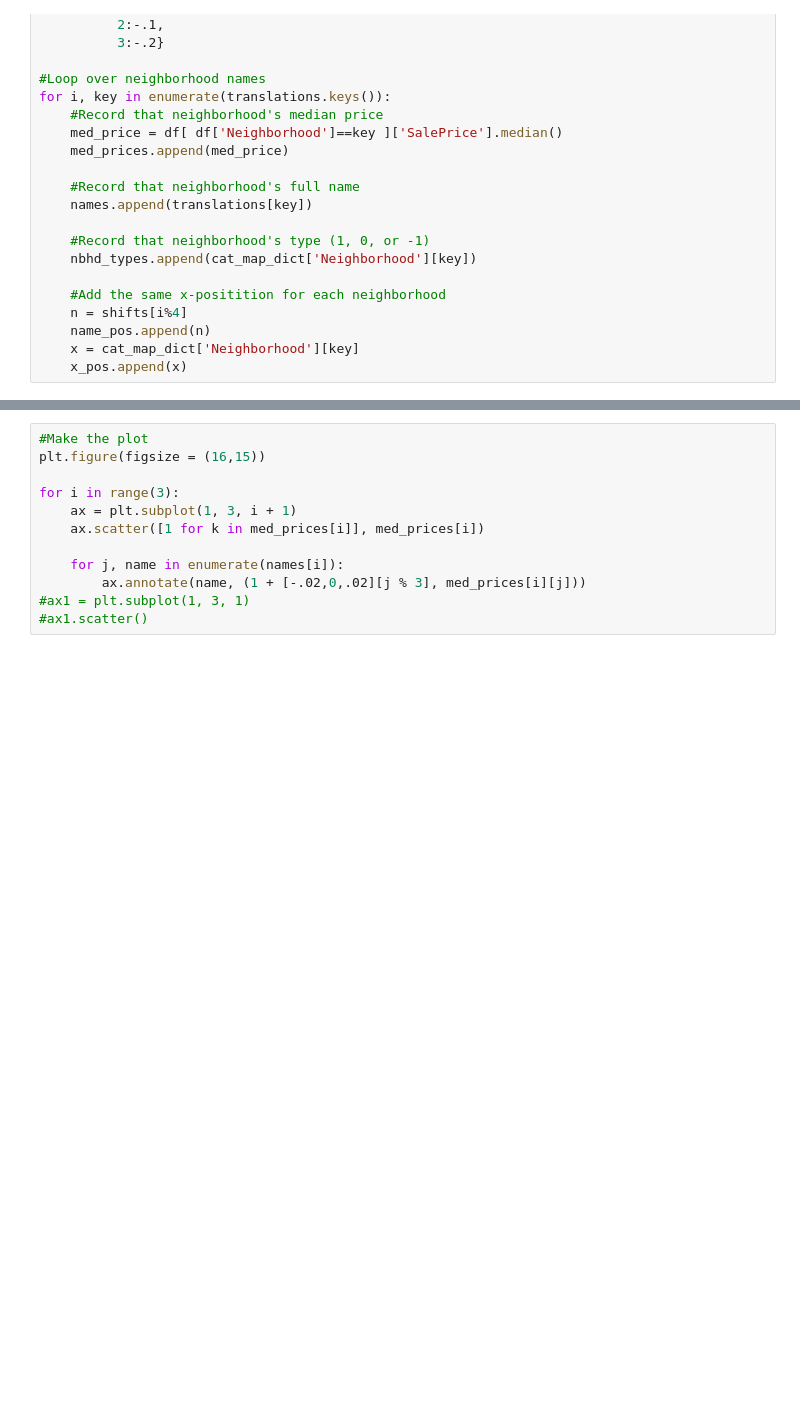
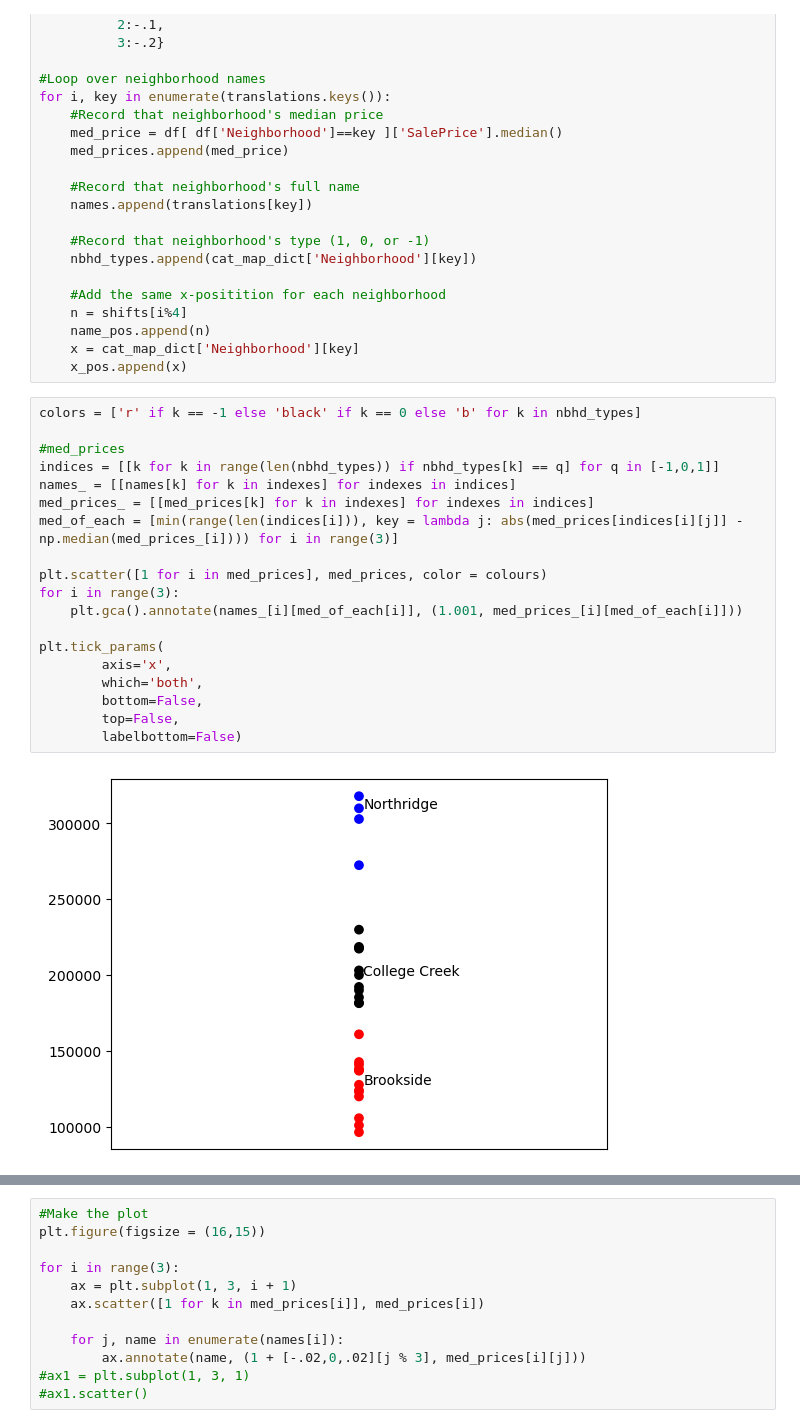
Before and after one commit to simonlazarus/Predicting-House-Prices-with-Linear-Regression, a Jupyter notebook: code/4_modeling.ipynb, the cells around one changed output, grey strips where cells are left out. Drawn from its saved outputs; the diff is of its cells as text; blank space fills up the shorter version.

```diff
--- a/code/4_modeling.ipynb
+++ b/code/4_modeling.ipynb
@@ -226,6 +226,27 @@ for i, key in enumerate(translations.keys()):
     name_pos.append(n)
     x = cat_map_dict['Neighborhood'][key]
     x_pos.append(x)
+# %%
+colors = ['r' if k == -1 else 'black' if k == 0 else 'b' for k in nbhd_types]
+
+#med_prices
+indices = [[k for k in range(len(nbhd_types)) if nbhd_types[k] == q] for q in [-1,0,1]]
+names_ = [[names[k] for k in indexes] for indexes in indices]
+med_prices_ = [[med_prices[k] for k in indexes] for indexes in indices]
+med_of_each = [min(range(len(indices[i])), key = lambda j: abs(med_prices[indices[i][j]] - np.median(med_prices_[i]))) for i in range(3)]
+
+plt.scatter([1 for i in med_prices], med_prices, color = colours)
+for i in range(3):
+    plt.gca().annotate(names_[i][med_of_each[i]], (1.001, med_prices_[i][med_of_each[i]]))
+
+plt.tick_params(
+        axis='x',
+        which='both',
+        bottom=False,
+        top=False,
+        labelbottom=False)
+# %% [output]
+[figure, added]
 # %%
 indices = [[k for k in range(len(nbhd_types)) if nbhd_types[k] == q] for q in [-1,0,1]]
 names = [[names[k] for k in indexes] for indexes in indices]
```
Also changed, not shown: parts of 1 cell of this notebook.
